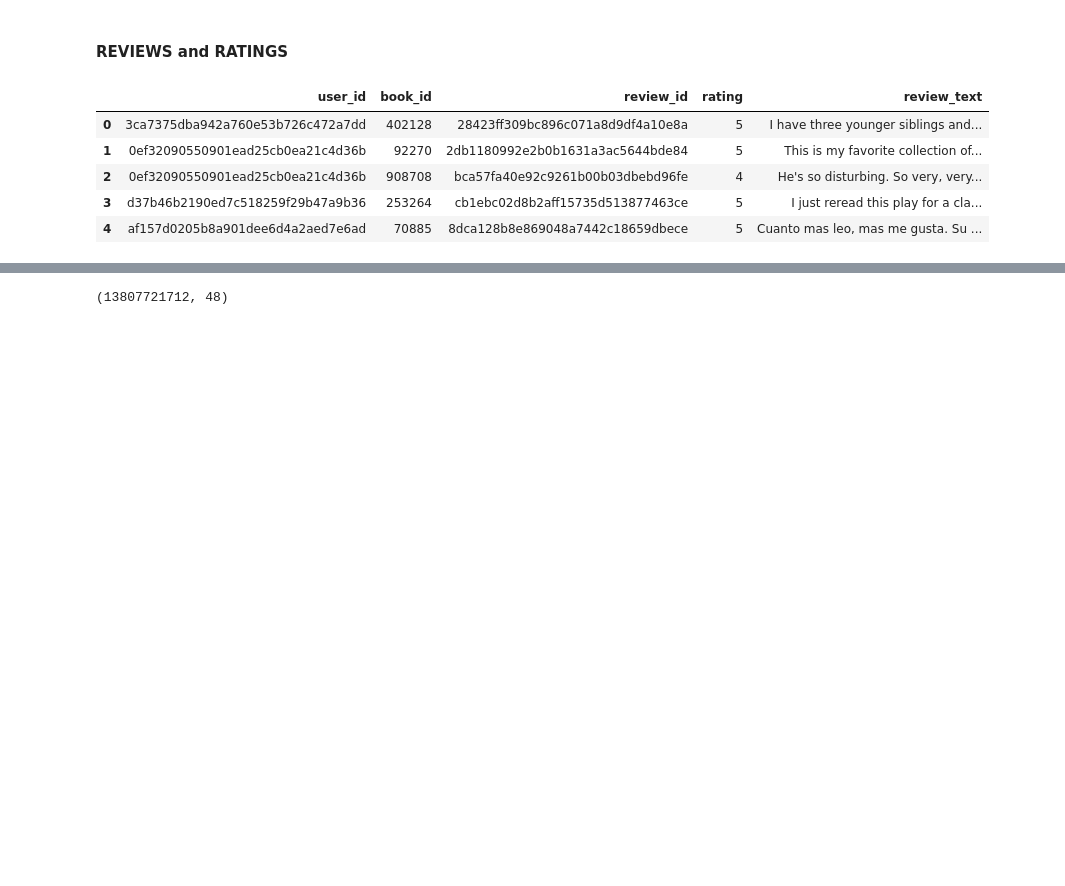
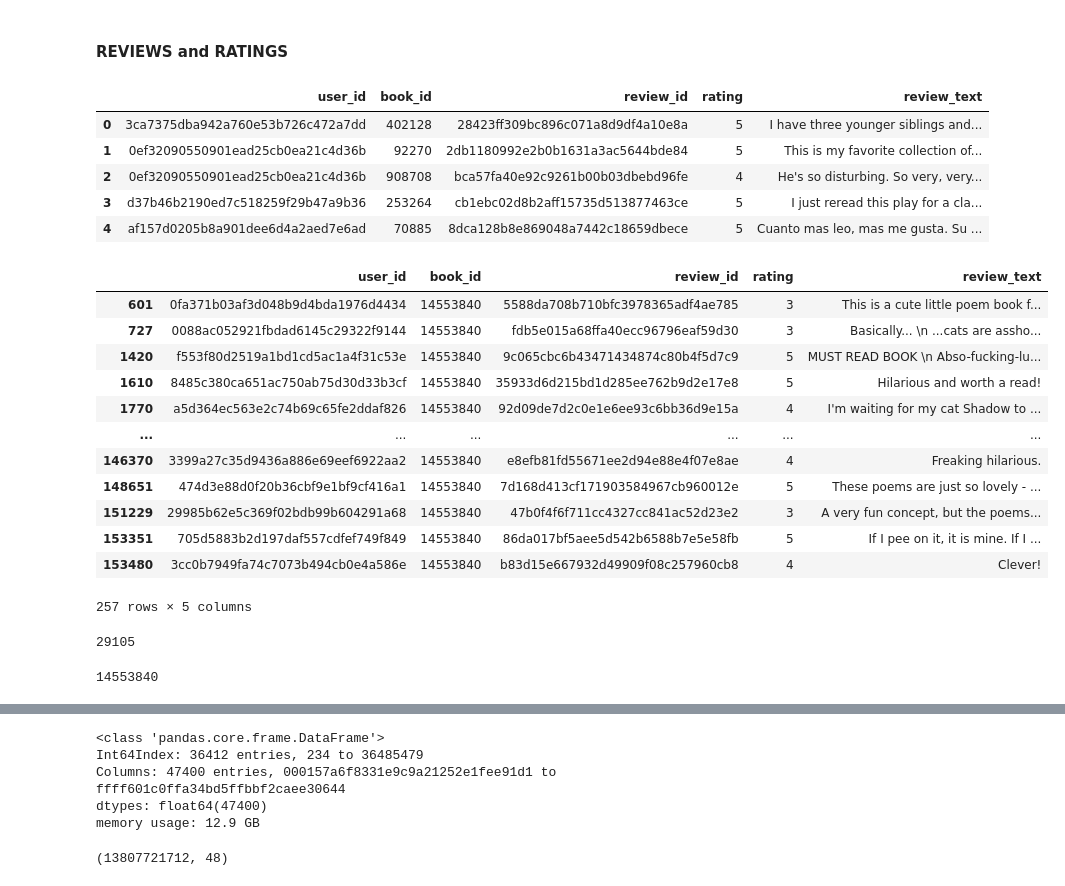
Before and after one commit to ninamamaeva/recommendation_engine, a Jupyter notebook: Untitled.ipynb, the cells around one changed output, grey strips where cells are left out. Saved outputs shown, nothing was run; the diff lists cells and outputs as text; code cells hidden in the pictures; blank space fills up the shorter version.

```diff
--- a/Untitled.ipynb
+++ b/Untitled.ipynb
@@ -222,6 +234,30 @@ poetry_rev.head()
 | 2 | 0ef32090550901ead25cb0ea21c4d36b | 908708 | bca57fa40e92c9261b00b03dbebd96fe | 4 | He's so disturbing. So very, very... |
 | 3 | d37b46b2190ed7c518259f29b47a9b36 | 253264 | cb1ebc02d8b2aff15735d513877463ce | 5 | I just reread this play for a cla... |
 | 4 | af157d0205b8a901dee6d4a2aed7e6ad | 70885 | 8dca128b8e869048a7442c18659dbece | 5 | Cuanto mas leo, mas me gusta. Su ... |
+# %%
+poetry_rev[poetry_rev['book_id'] == 14553840]
+# %% [output]
+|  | user_id | book_id | review_id | rating | review_text |
+| 601 | 0fa371b03af3d048b9d4bda1976d4434 | 14553840 | 5588da708b710bfc3978365adf4ae785 | 3 | This is a cute little poem book f... |
+| 727 | 0088ac052921fbdad6145c29322f9144 | 14553840 | fdb5e015a68ffa40ecc96796eaf59d30 | 3 | Basically... \n ...cats are assho... |
+| 1420 | f553f80d2519a1bd1cd5ac1a4f31c53e | 14553840 | 9c065cbc6b43471434874c80b4f5d7c9 | 5 | MUST READ BOOK \n Abso-fucking-lu... |
+| 1610 | 8485c380ca651ac750ab75d30d33b3cf | 14553840 | 35933d6d215bd1d285ee762b9d2e17e8 | 5 | Hilarious and worth a read! |
+| 1770 | a5d364ec563e2c74b69c65fe2ddaf826 | 14553840 | 92d09de7d2c0e1e6ee93c6bb36d9e15a | 4 | I'm waiting for my cat Shadow to ... |
+| ... | ... | ... | ... | ... | ... |
+| 146370 | 3399a27c35d9436a886e69eef6922aa2 | 14553840 | e8efb81fd55671ee2d94e88e4f07e8ae | 4 | Freaking hilarious. |
+| 148651 | 474d3e88d0f20b36cbf9e1bf9cf416a1 | 14553840 | 7d168d413cf171903584967cb960012e | 5 | These poems are just so lovely - ... |
+| 151229 | 29985b62e5c369f02bdb99b604291a68 | 14553840 | 47b0f4f6f711cc4327cc841ac52d23e2 | 3 | A very fun concept, but the poems... |
+| 153351 | 705d5883b2d197daf557cdfef749f849 | 14553840 | 86da017bf5aee5d542b6588b7e5e58fb | 5 | If I pee on it, it is mine. If I ... |
+| 153480 | 3cc0b7949fa74c7073b494cb0e4a586e | 14553840 | b83d15e667932d49909f08c257960cb8 | 4 | Clever! |
+257 rows × 5 columns
+# %%
+df_poetry['book_id'].isin(poetry_rev['book_id']).count()
+# %% [output]
+29105
+# %%
+poetry_rev['book_id'][22530]
+# %% [output]
+14553840
 # %%
 #Create pivot table
 
@@ -241,6 +277,14 @@ data.head()
 | 244 | NaN | NaN | NaN | NaN | ... |
 | 254 | NaN | NaN | NaN | NaN | ... |
 5 rows × 47400 columns
+# %%
+data.info()
+# %% [output]
+<class 'pandas.core.frame.DataFrame'>
+Int64Index: 36412 entries, 234 to 36485479
+Columns: 47400 entries, 000157a6f8331e9c9a21252e1fee91d1 to ffff601c0ffa34bd5ffbbf2caee30644
+dtypes: float64(47400)
+memory usage: 12.9 GB
 # %%
 sparse_data = sparse.csr_matrix(data.fillna(0).values)
 # %%
```
Also changed, not shown: parts of 7 cells of this notebook, 2 other files.
